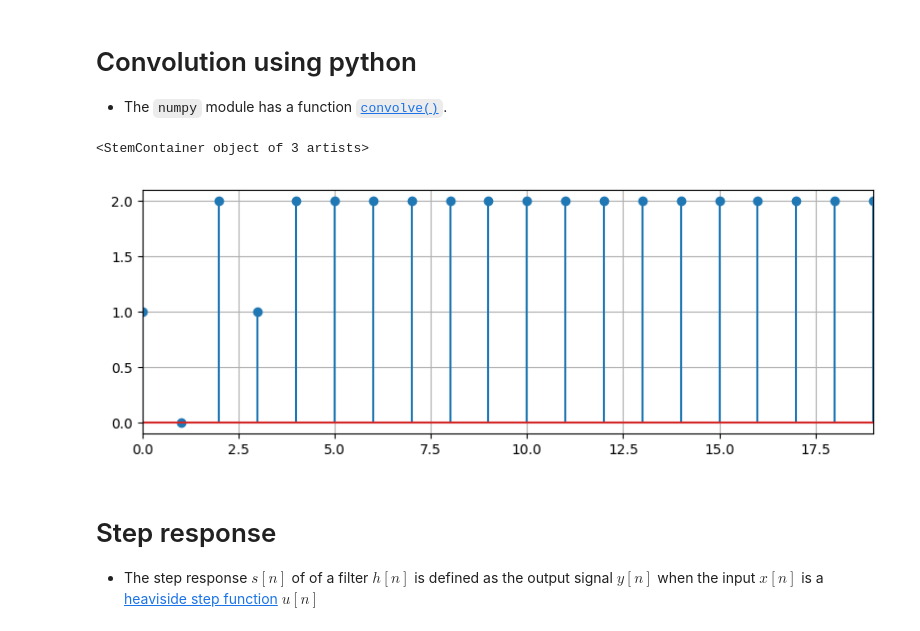
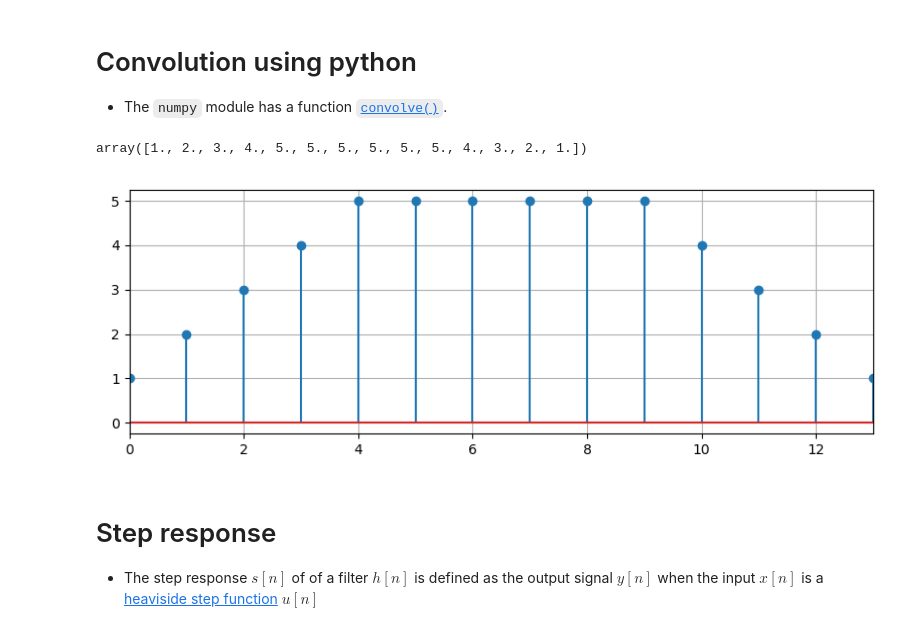
Before and after one commit to kaierih/AIS2201-Lecture_Notes, a Jupyter notebook: digital_filters/convolution.ipynb, the cells around one changed output. Saved outputs shown, nothing was run; the diff lists cells and outputs as text; code cells hidden in the pictures.

```diff
--- a/digital_filters/convolution.ipynb
+++ b/digital_filters/convolution.ipynb
@@ -247,15 +259,16 @@ HBox(children=(IntSlider(value=0, description='Sample number n:', layout=Layout(
 
 * The `numpy` module has a function  [`convolve()`](https://numpy.org/doc/2.0/reference/generated/numpy.convolve.html).
 # %%
-xn = np.ones(20) # x[n] = u[n]-u[n-10]
-hn = np.array([1, -1, 2, -1, 1]) # Fra regneeksempel 2
-yn = np.convolve(xn, hn)
-yn = yn[:20]
+x = np.ones(10)
+h = np.ones(5)
+yn = np.convolve(x, h)
+
 plt.close(3);plt.figure(3, figsize=(8,3))
 plt.stem(yn)
+yn
 # %% [output]
-<StemContainer object of 3 artists>
+array([1., 2., 3., 4., 5., 5., 5., 5., 5., 5., 4., 3., 2., 1.])
-[figure, old version]
+[figure, new version]
 # %% [markdown]
 # Step response
 
```
Also changed, not shown: parts of 7 cells of this notebook, 5 other files.
